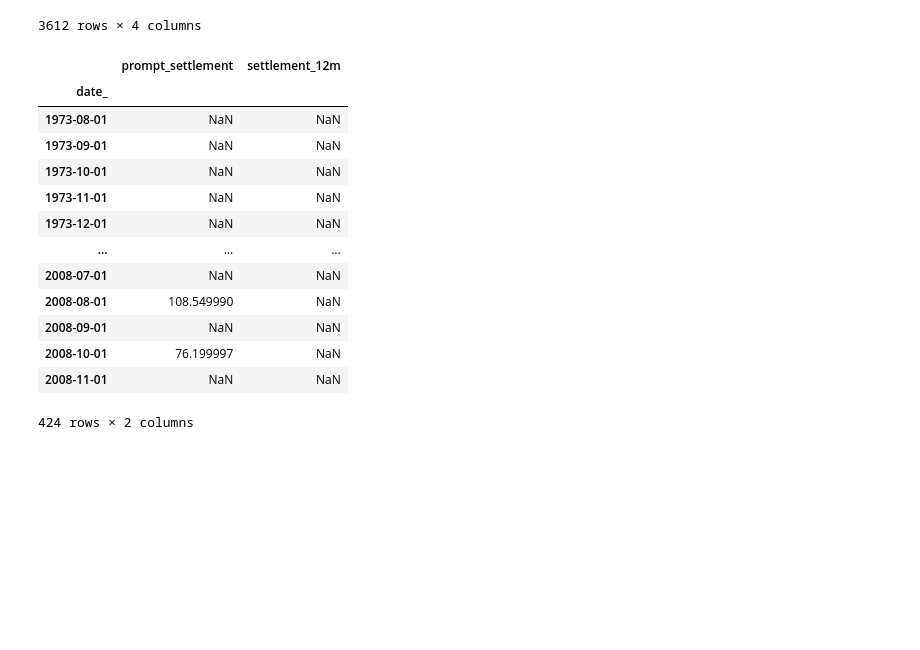
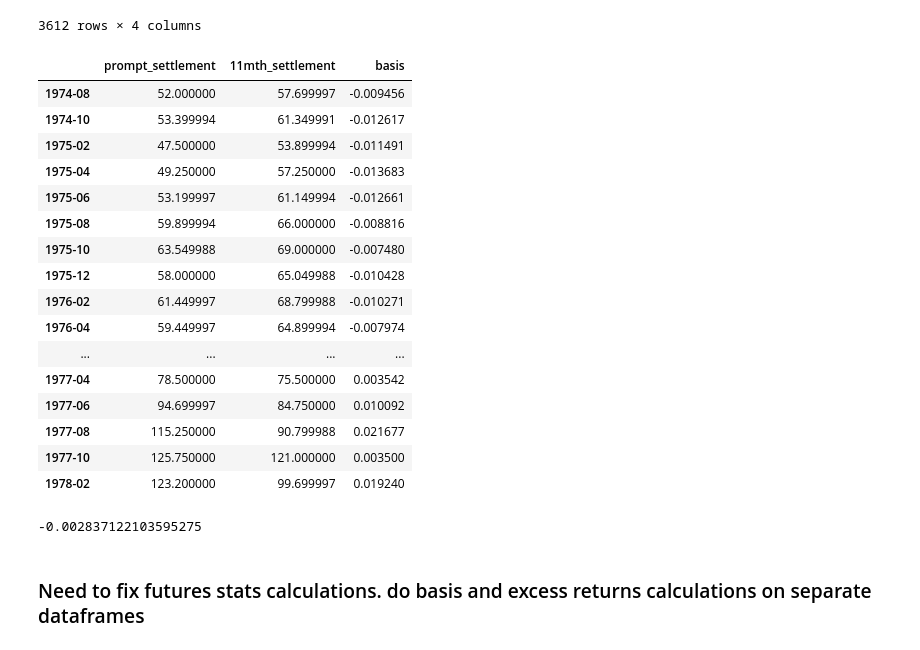
Before and after one commit to kyleparran/final_project_group_09, a Jupyter notebook: notebooks/Project_Walkthrough.ipynb, the cells around one changed output. Saved outputs shown, nothing was run; the diff lists cells and outputs as text; code cells hidden in the pictures; blank space fills up the shorter version.

Commit message:
attempting to fix basis calculations

```diff
--- a/notebooks/Project_Walkthrough.ipynb
+++ b/notebooks/Project_Walkthrough.ipynb
@@ -115,19 +115,3 @@ monthly_df
 3612 rows × 4 columns
 # %%
 res = extract_prompt_and_12m_settlements(monthly_df)
-res
-# %% [output]
-|  | prompt_settlement | settlement_12m |
-| date_ |  |  |
-| 1973-08-01 | NaN | NaN |
-| 1973-09-01 | NaN | NaN |
-| 1973-10-01 | NaN | NaN |
-| 1973-11-01 | NaN | NaN |
-| 1973-12-01 | NaN | NaN |
-| ... | ... | ... |
-| 2008-07-01 | NaN | NaN |
-| 2008-08-01 | 108.549990 | NaN |
-| 2008-09-01 | NaN | NaN |
-| 2008-10-01 | 76.199997 | NaN |
-| 2008-11-01 | NaN | NaN |
-424 rows × 2 columns
@@ -137,0 +118,26 @@ stats = compute_futures_stats(monthly_df)
+# %%
+res.dropna().head(20)
+# %% [output]
+|  | prompt_settlement | 11mth_settlement | basis |
+| 1974-08 | 52.000000 | 57.699997 | -0.009456 |
+| 1974-10 | 53.399994 | 61.349991 | -0.012617 |
+| 1975-02 | 47.500000 | 53.899994 | -0.011491 |
+| 1975-04 | 49.250000 | 57.250000 | -0.013683 |
+| 1975-06 | 53.199997 | 61.149994 | -0.012661 |
+| 1975-08 | 59.899994 | 66.000000 | -0.008816 |
+| 1975-10 | 63.549988 | 69.000000 | -0.007480 |
+| 1975-12 | 58.000000 | 65.049988 | -0.010428 |
+| 1976-02 | 61.449997 | 68.799988 | -0.010271 |
+| 1976-04 | 59.449997 | 64.899994 | -0.007974 |
+| ... | ... | ... | ... |
+| 1977-04 | 78.500000 | 75.500000 | 0.003542 |
+| 1977-06 | 94.699997 | 84.750000 | 0.010092 |
+| 1977-08 | 115.250000 | 90.799988 | 0.021677 |
+| 1977-10 | 125.750000 | 121.000000 | 0.003500 |
+| 1978-02 | 123.200000 | 99.699997 | 0.019240 |
+# %%
+res['basis'].mean()
+# %% [output]
+-0.002837122103595275
+# %% [markdown]
+### Need to fix futures stats calculations. do basis and excess returns calculations on separate dataframes
```
Also changed, not shown: parts of 4 cells of this notebook, 2 other files.
